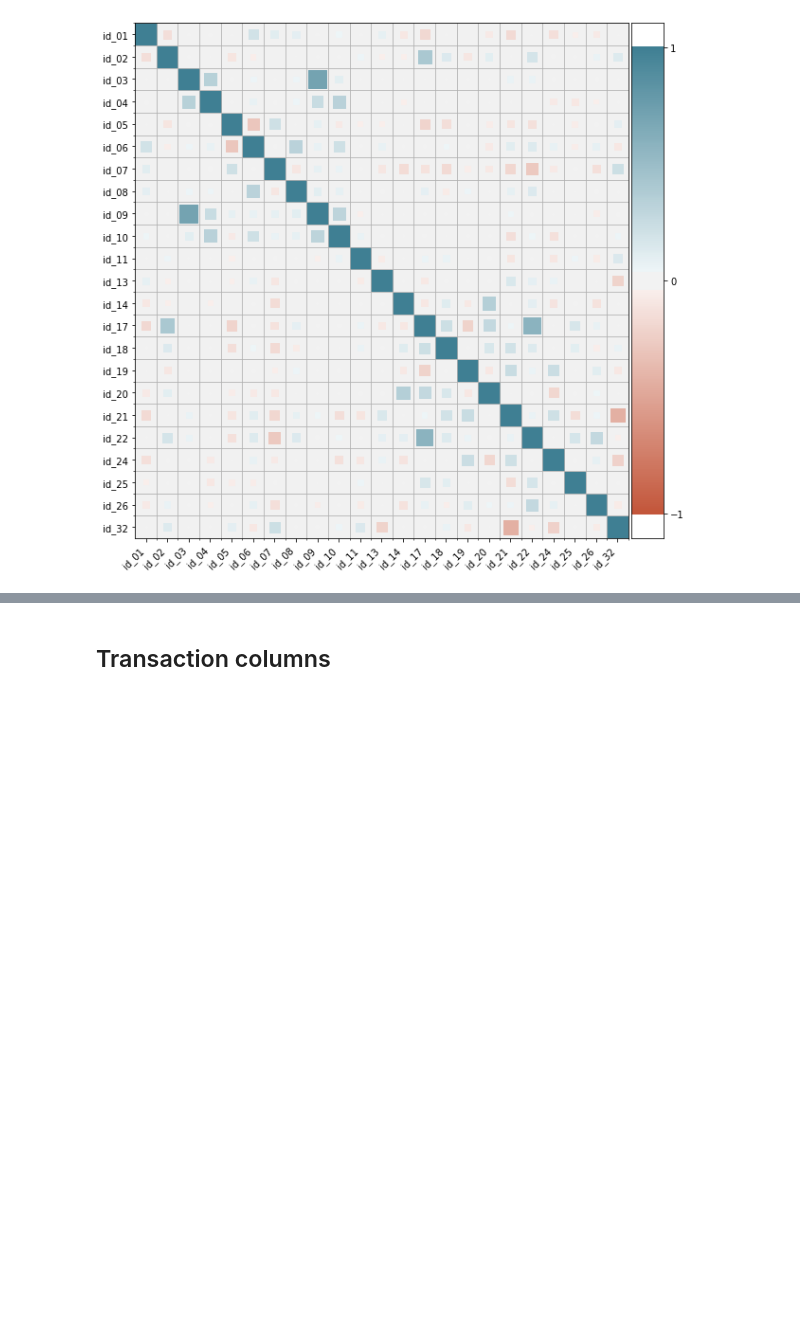
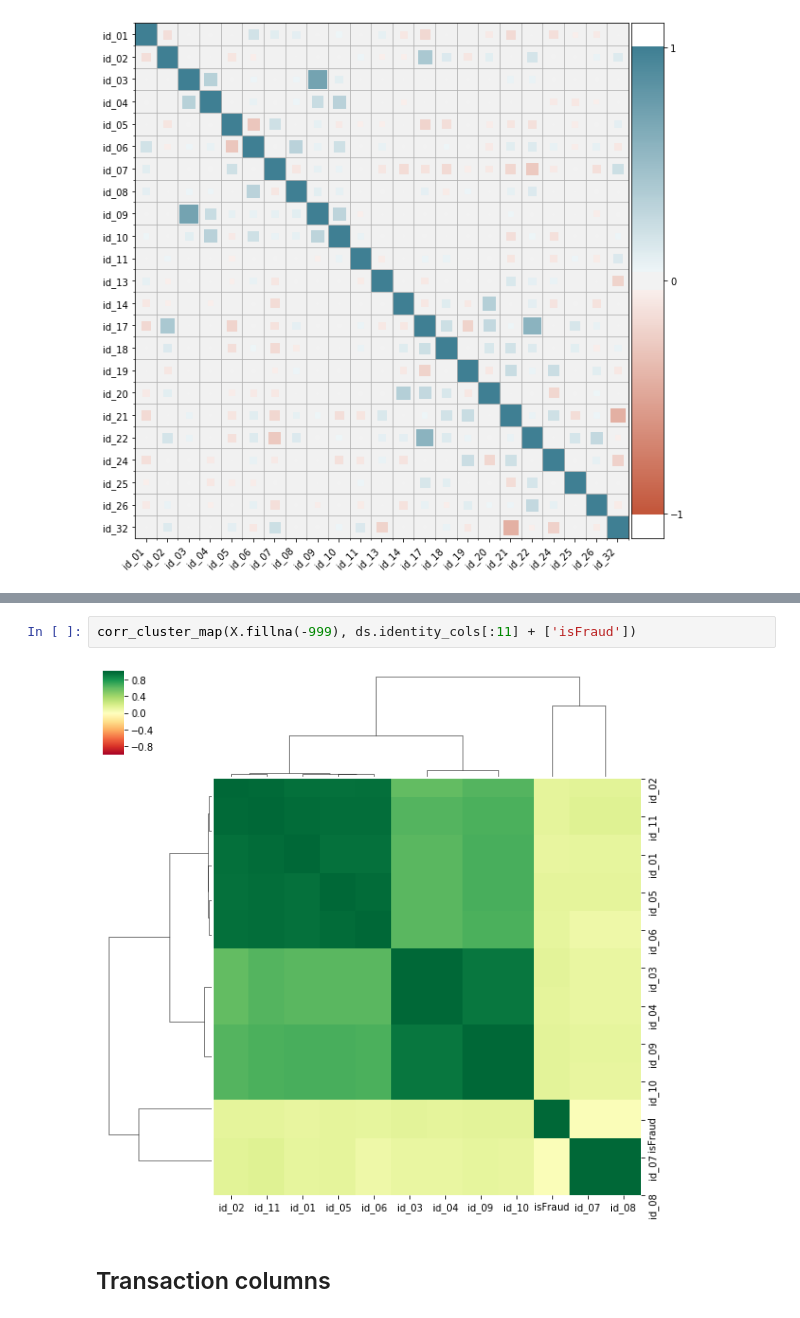
Before and after one commit to andfanilo/ieee-fraud-detection, a Jupyter notebook: notebooks/exploratory/Correlations analysis.ipynb, the cells around one changed output, grey strips where cells are left out. Cells and saved outputs as stored; diff of their text form; blank space fills up the shorter version.

```diff
--- a/notebooks/exploratory/Correlations analysis.ipynb
+++ b/notebooks/exploratory/Correlations analysis.ipynb
@@ -38,3 +46,7 @@ corrplot(X, ds.identity_cols)
+# %%
+corr_cluster_map(X.fillna(-999), ds.identity_cols[:11] + ['isFraud'])
+# %% [output]
+[figure, added]
 # %% [markdown]
 ## Transaction columns
 # %%
```
Also changed, not shown: parts of 5 cells of this notebook, 1 other file.
